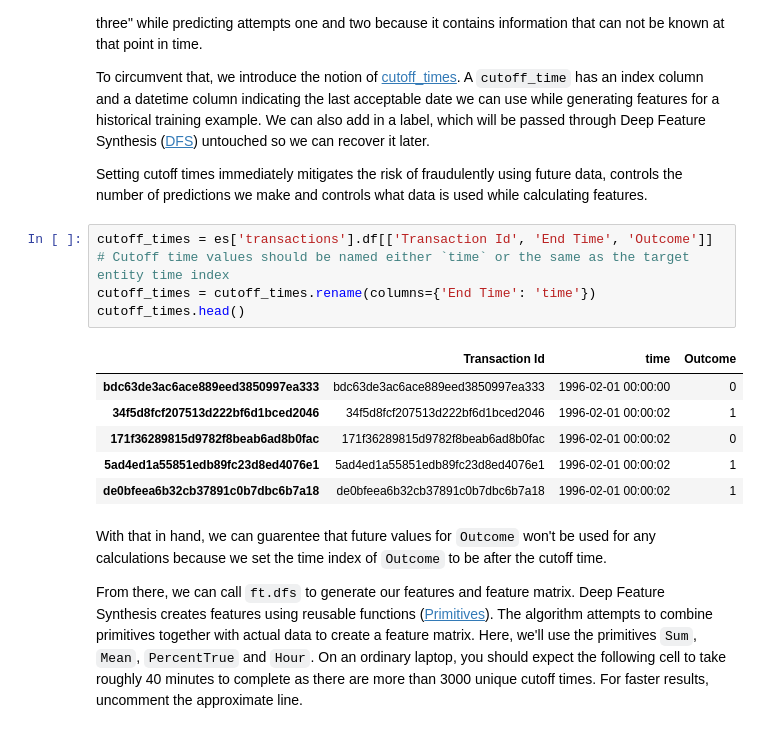
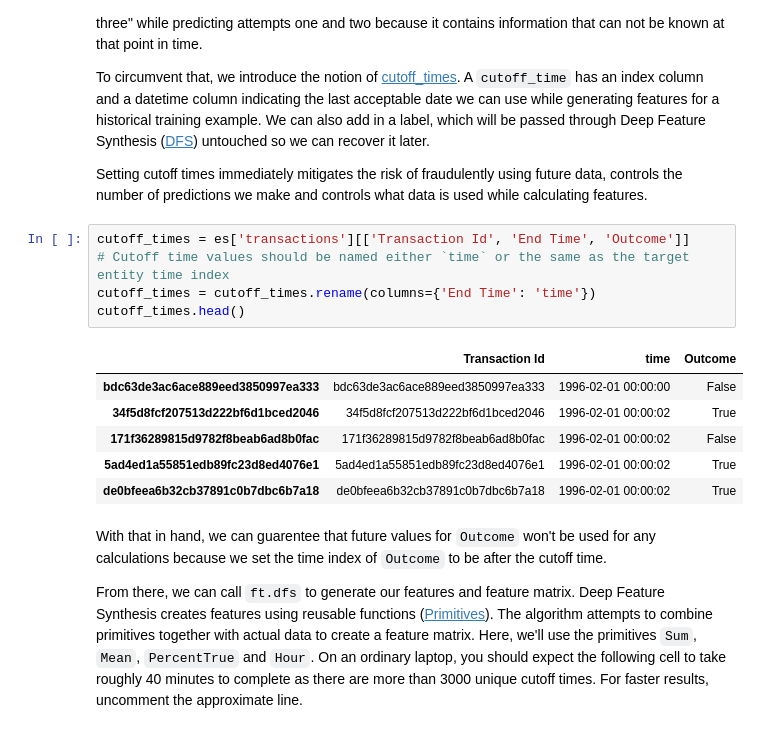
Before and after one commit to alteryx/open_source_demos, a Jupyter notebook: predict-correct-answer/Demo - DataShop.ipynb, the cells around one changed output. Cells and saved outputs as stored; diff of their text form.

```diff
--- a/predict-correct-answer/Demo - DataShop.ipynb
+++ b/predict-correct-answer/Demo - DataShop.ipynb
@@ -95,17 +95,17 @@ To circumvent that, we introduce the notion of [cutoff_times](https://docs.featu
 
 Setting cutoff times immediately mitigates the risk of fraudulently using future data, controls the number of predictions we make and controls what data is used while calculating features.
 # %%
-cutoff_times = es['transactions'].df[['Transaction Id', 'End Time', 'Outcome']]
+cutoff_times = es['transactions'][['Transaction Id', 'End Time', 'Outcome']]
 # Cutoff time values should be named either `time` or the same as the target entity time index
 cutoff_times = cutoff_times.rename(columns={'End Time': 'time'})
 cutoff_times.head()
 # %% [output]
 |  | Transaction Id | time | Outcome |
-| bdc63de3ac6ace889eed3850997ea333 | bdc63de3ac6ace889eed3850997ea333 | 1996-02-01 00:00:00 | 0 |
-| 34f5d8fcf207513d222bf6d1bced2046 | 34f5d8fcf207513d222bf6d1bced2046 | 1996-02-01 00:00:02 | 1 |
-| 171f36289815d9782f8beab6ad8b0fac | 171f36289815d9782f8beab6ad8b0fac | 1996-02-01 00:00:02 | 0 |
-| 5ad4ed1a55851edb89fc23d8ed4076e1 | 5ad4ed1a55851edb89fc23d8ed4076e1 | 1996-02-01 00:00:02 | 1 |
-| de0bfeea6b32cb37891c0b7dbc6b7a18 | de0bfeea6b32cb37891c0b7dbc6b7a18 | 1996-02-01 00:00:02 | 1 |
+| bdc63de3ac6ace889eed3850997ea333 | bdc63de3ac6ace889eed3850997ea333 | 1996-02-01 00:00:00 | False |
+| 34f5d8fcf207513d222bf6d1bced2046 | 34f5d8fcf207513d222bf6d1bced2046 | 1996-02-01 00:00:02 | True |
+| 171f36289815d9782f8beab6ad8b0fac | 171f36289815d9782f8beab6ad8b0fac | 1996-02-01 00:00:02 | False |
+| 5ad4ed1a55851edb89fc23d8ed4076e1 | 5ad4ed1a55851edb89fc23d8ed4076e1 | 1996-02-01 00:00:02 | True |
+| de0bfeea6b32cb37891c0b7dbc6b7a18 | de0bfeea6b32cb37891c0b7dbc6b7a18 | 1996-02-01 00:00:02 | True |
 # %% [markdown]
 With that in hand, we can guarentee that future values for `Outcome` won't be used for any calculations because we set the time index of `Outcome` to be after the cutoff time.
 
```
Also changed, not shown: parts of 17 cells of this notebook, 1 other file.
